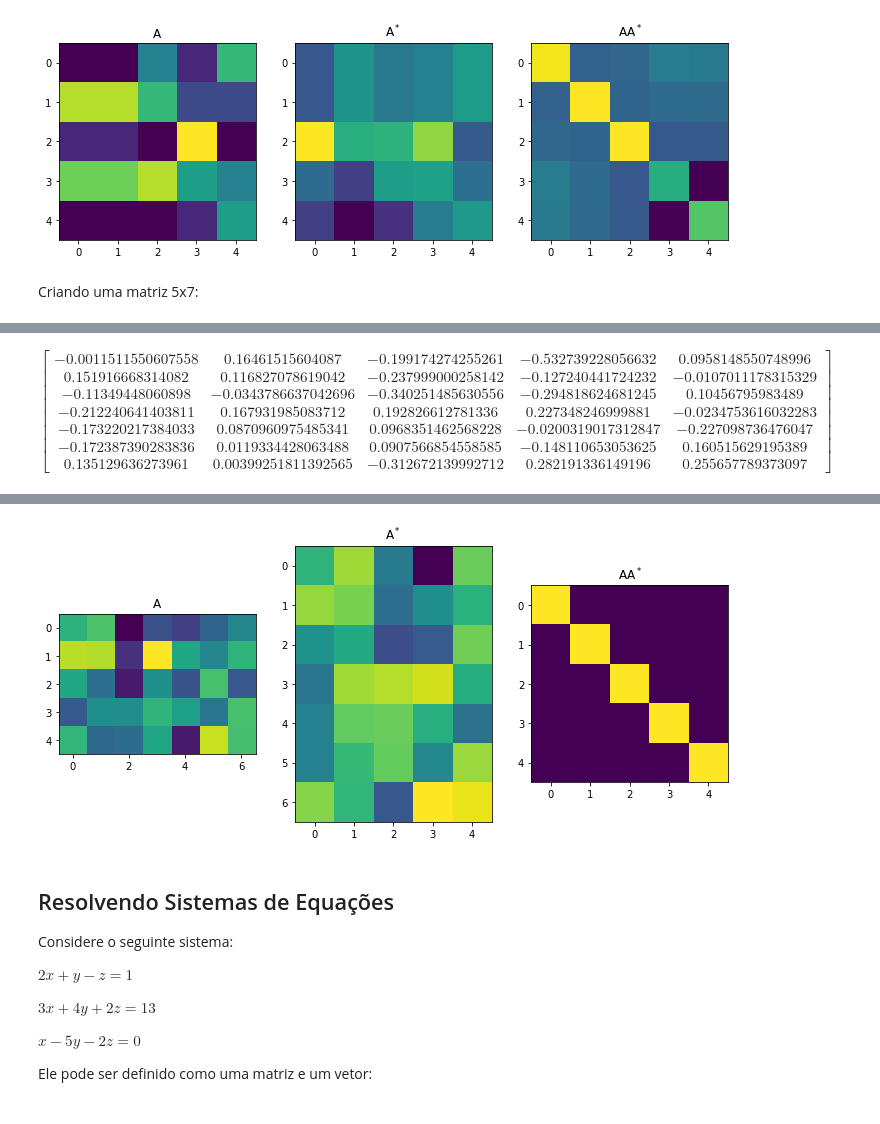
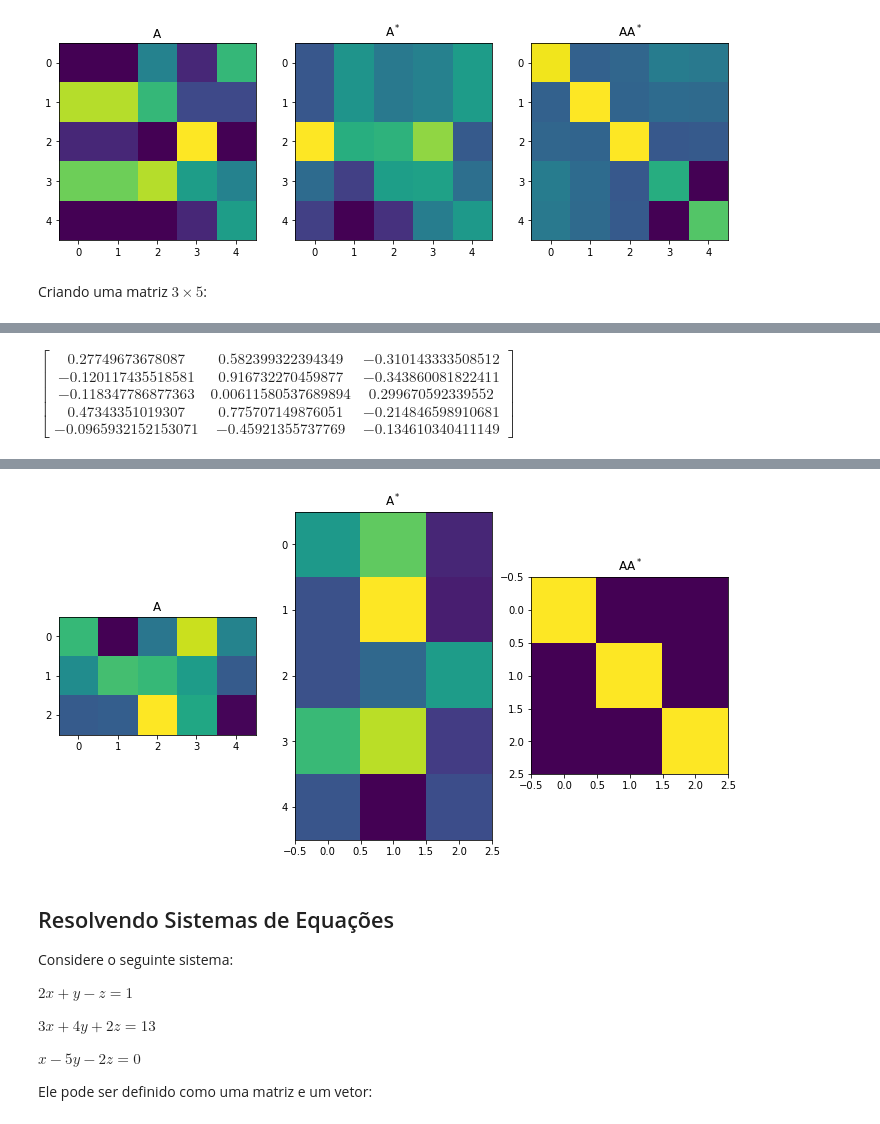
Before and after one commit to the-akira/DataScience, a Jupyter notebook: notebooks/matemática/Álgebra Linear.ipynb, the cells around one changed output, grey strips where cells are left out. Saved outputs shown, nothing was run; the diff lists cells and outputs as text; code cells hidden in the pictures.

```diff
--- a/notebooks/matemática/Álgebra Linear.ipynb
+++ b/notebooks/matemática/Álgebra Linear.ipynb
@@ -627,9 +627,9 @@ plt.show()
 # %% [output]
 [figure]
 # %% [markdown]
-Criando uma matriz 5x7:
+Criando uma matriz $3 \times 5$:
 # %%
-m = 5
+m = 3
 
 A = np.random.randn(m,m+2)
 display(Math(sym.latex(sym.sympify(A))))
@@ -658 +658 @@ $\displaystyle \left[\begin{matrix}0.70767158184475 & 1.04668875184245 & -2.2413
-$\displaystyle \left[\begin{matrix}-0.0011511550607558 & 0.16461515604087 & -0.199174274255261 & -0.532739228056632 & 0.0958148550748996\\0.151916668314082 & 0.116827078619042 & -0.237999000258142 & -0.127240441724232 & -0.0107011178315329\\-0.11349448060898 & -0.0343786637042696 & -0.340251485630556 & -0.294818624681245 & 0.10456795983489\\-0.212240641403811 & 0.167931985083712 & 0.192826612781336 & 0.227348246999881 & -0.0234753616032283\\-0.173220217384033 & 0.0870960975485341 & 0.0968351462568228 & -0.0200319017312847 & -0.227098736476047\\-0.172387390283836 & 0.0119334428063488 & 0.0907566854558585 & -0.148110653053625 & 0.160515629195389\\0.135129636273961 & 0.00399251811392565 & -0.312672139992712 & 0.282191336149196 & 0.255657789373097\end{matrix}\right]$
+$\displaystyle \left[\begin{matrix}0.27749673678087 & 0.582399322394349 & -0.310143333508512\\-0.120117435518581 & 0.916732270459877 & -0.343860081822411\\-0.118347786877363 & 0.00611580537689894 & 0.299670592339552\\0.47343351019307 & 0.775707149876051 & -0.214846598910681\\-0.0965932152153071 & -0.45921355737769 & -0.134610340411149\end{matrix}\right]$
@@ -660,4 +660,4 @@ $\displaystyle \left[\begin{matrix}1.0 & 4.29547319962483 \cdot 10^{-16} & 2.332
-[figure, old version]
+[figure, new version]
 # %% [markdown]
 ## Resolvendo Sistemas de Equações
 
```
Also changed, not shown: parts of 6 cells of this notebook.
